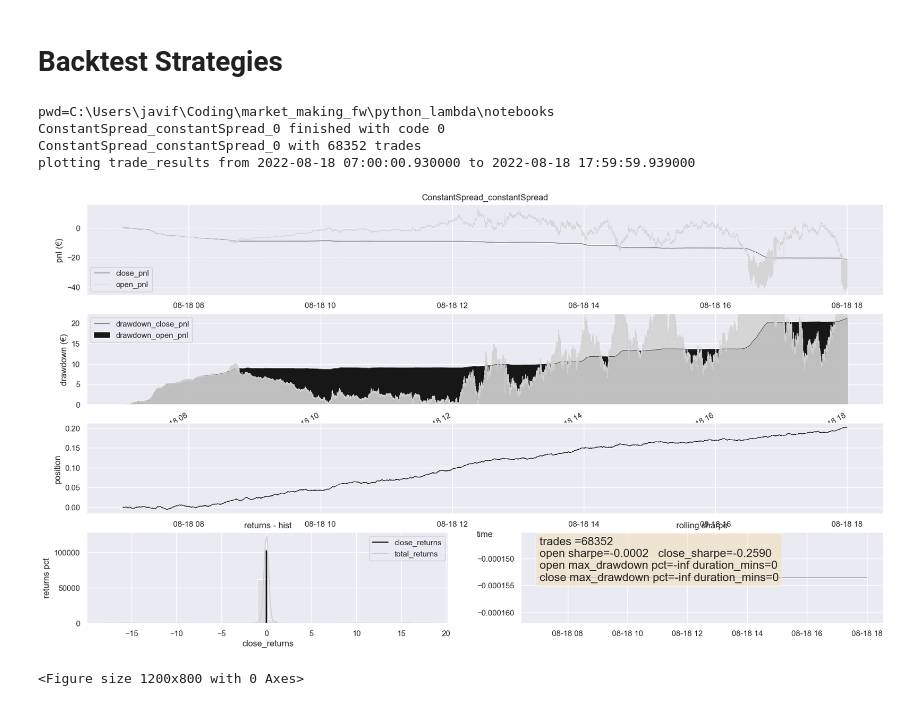
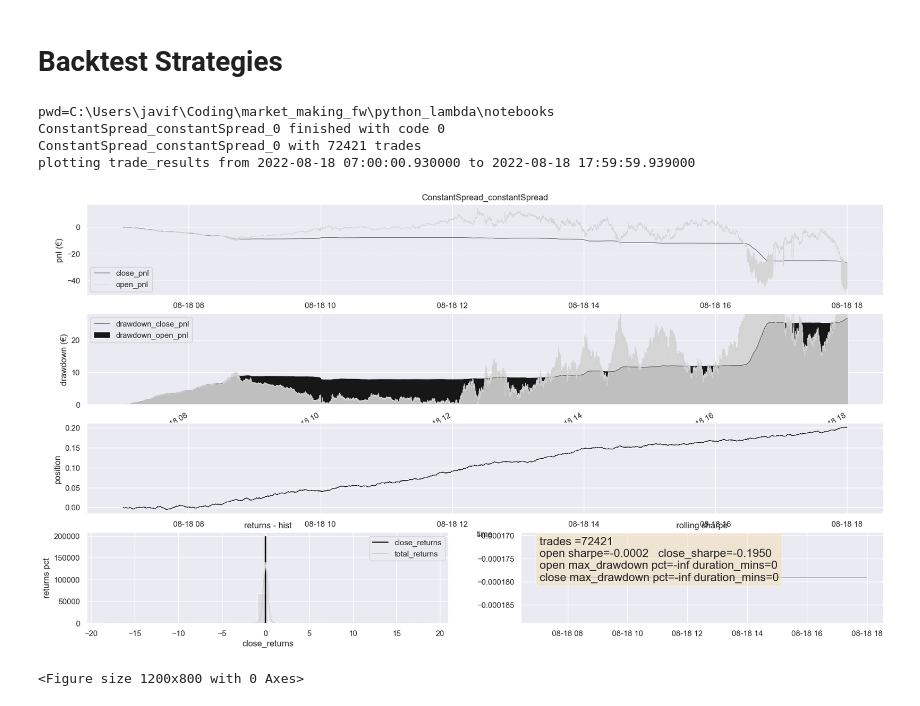
Before and after one commit to javifalces/HFTFramework, a Jupyter notebook: python/notebooks/ConstantSpread Example.ipynb, the cells around one changed output. Cells and saved outputs as stored; diff of their text form; code cells hidden in the pictures.

```diff
--- a/python/notebooks/ConstantSpread Example.ipynb
+++ b/python/notebooks/ConstantSpread Example.ipynb
@@ -47,30 +47,29 @@ depth_df['midprice'][start_date:end_date].plot()
 # %%
 parameters_cs = {
     # ConstantSpread default
     "quantity": (quantity),
     "level": (level_quote),
     "quantityLimit": (-1),# no limit
     "firstHour": (first_hour),
     "lastHour": (last_hour),
-    "skewLevel": (0),
 }
 constant_spread = ConstantSpread(algorithm_info='constantSpread')
 constant_spread.set_parameters(parameters_cs)
 
 constant_spread_test = constant_spread.test(
     instrument_pk=instrument_pk,
     start_date=start_date,
     end_date=end_date,
 )
 name_output = constant_spread.get_test_name(name=constant_spread.NAME)
 cs_df = constant_spread_test[name_output]
 output_plot=constant_spread.plot_trade_results(raw_trade_pnl_df=cs_df)
 # %% [output]
 pwd=C:\Users\javif\Coding\market_making_fw\python_lambda\notebooks
 ConstantSpread_constantSpread_0 finished with code 0
-ConstantSpread_constantSpread_0 with 68352 trades
+ConstantSpread_constantSpread_0 with 72421 trades
 plotting trade_results from 2022-08-18 07:00:00.930000 to 2022-08-18 17:59:59.939000
-[figure, old version]
+[figure, new version]
 <Figure size 1200x800 with 0 Axes>
 # %%
 parameters_lcs = {
```
Also changed, not shown: parts of 6 cells of this notebook.
